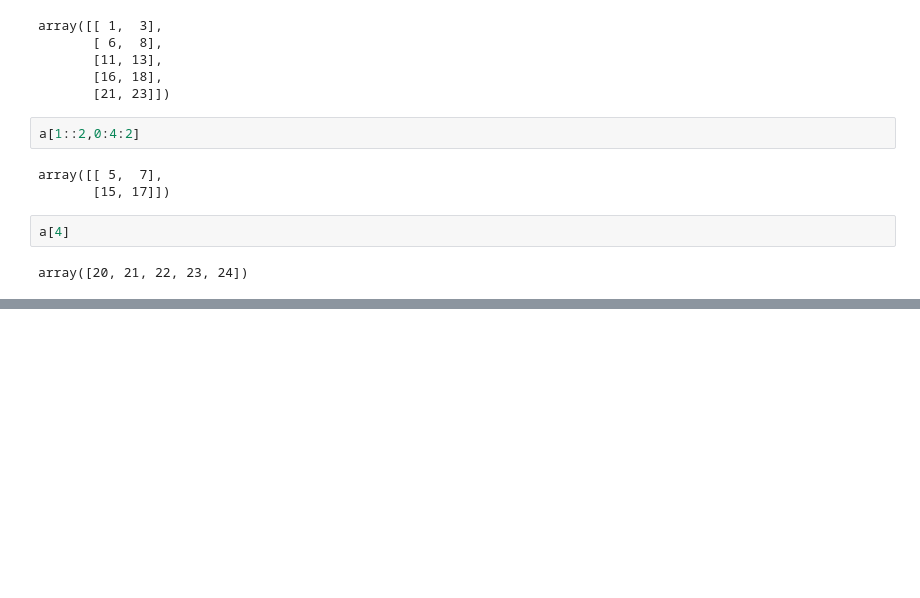
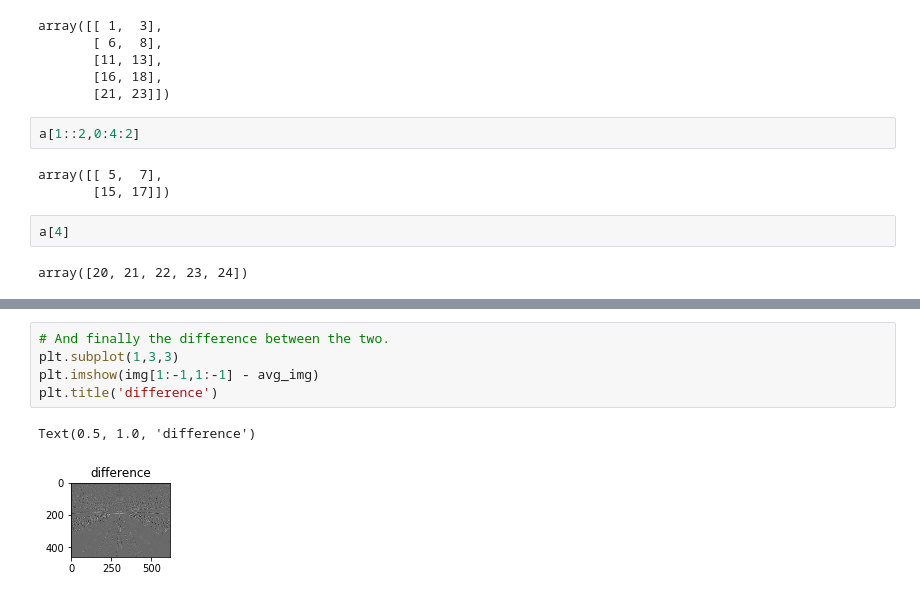
Before and after one commit to sushtend/100-days-of-ml-code, a Jupyter notebook: code/ml/Numpy/Introduction/02 Introduction to Numerical Computing with NumPy.ipynb, the cells around one changed output, grey strips where cells are left out. Drawn from its saved outputs; the diff is of its cells as text; blank space fills up the shorter version.

```diff
--- a/code/ml/Numpy/Introduction/02 Introduction to Numerical Computing with NumPy.ipynb
+++ b/code/ml/Numpy/Introduction/02 Introduction to Numerical Computing with NumPy.ipynb
@@ -83,0 +135,8 @@ array([20, 21, 22, 23, 24])
+# %%
+# And finally the difference between the two.
+plt.subplot(1,3,3)
+plt.imshow(img[1:-1,1:-1] - avg_img)
+plt.title('difference')
+# %% [output]
+Text(0.5, 1.0, 'difference')
+[figure, added]
```
Also changed, not shown: parts of 43 cells of this notebook.
